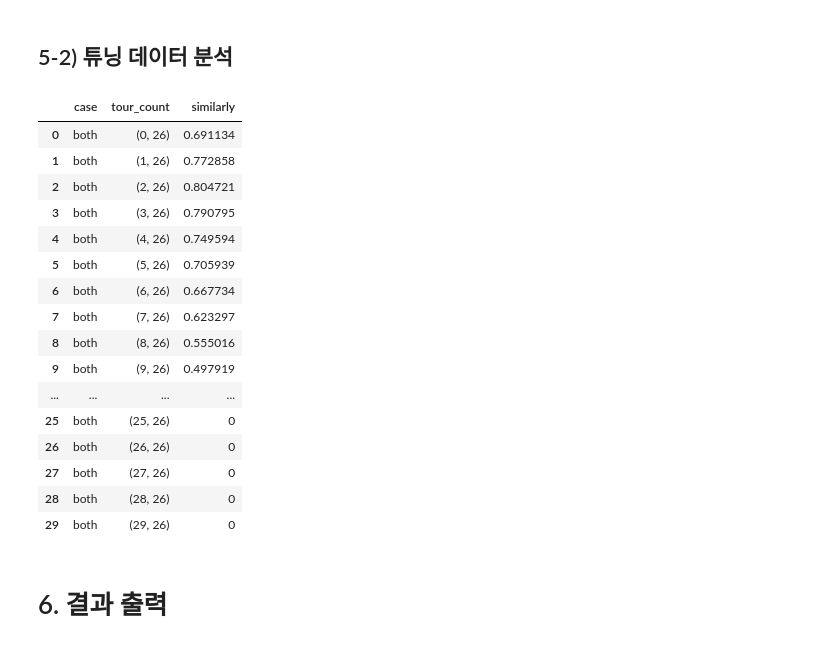
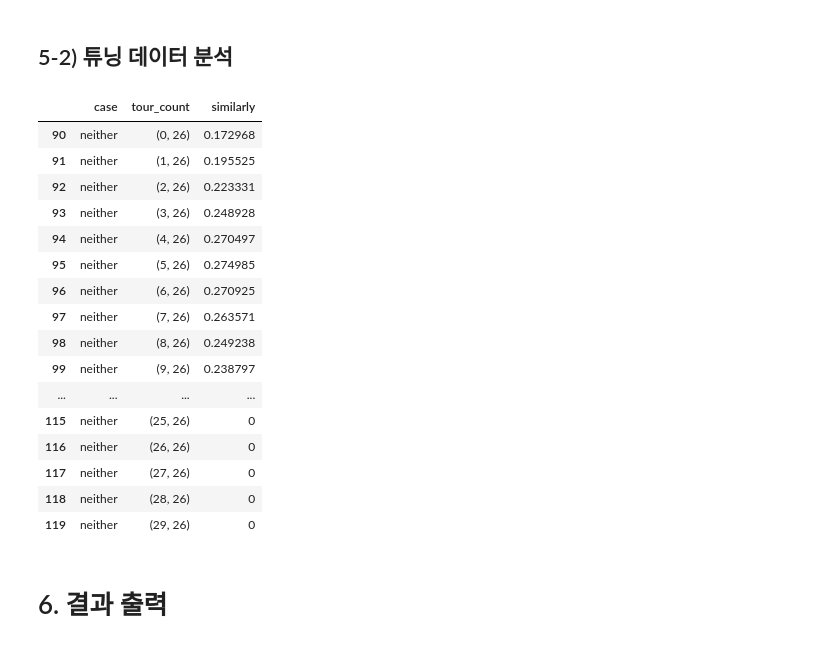
Before and after one commit to hoonisone/2020_jeju-bus-tag_data-analysis, a Jupyter notebook: main/1. 데이터 전처리/1. 이용자&정류장 추출.ipynb, the cells around one changed output. Drawn from its saved outputs; the diff is of its cells as text; code cells hidden in the pictures.

```diff
--- a/main/1. 데이터 전처리/1. 이용자&정류장 추출.ipynb
+++ b/main/1. 데이터 전처리/1. 이용자&정류장 추출.ipynb
@@ -498,10 +498,10 @@ def analyze_and_insert_tourist_column(user_df, column_name = "result_column"):
 
     tourist_df_list = []
 
-    tourist_df_list.append(extract_tourist(user_df, "both",    (2, 15), 70, 2))
+    tourist_df_list.append(extract_tourist(user_df, "both",    (2, 15), 70, 1))
     tourist_df_list.append(extract_tourist(user_df, "first",   (2, 15), 70, 3))
     tourist_df_list.append(extract_tourist(user_df, "last",    (2, 15), 80, 3))
-    tourist_df_list.append(extract_tourist(user_df, "neither", (2, 15), 90, 5))
+    tourist_df_list.append(extract_tourist(user_df, "neither", (2, 15), 90, 6))
 
     tourist_df = pd.concat(tourist_df_list)[["user_id"]]
     tourist_df["tourist"] = True
@@ -1344,25 +1344,25 @@ tuning_df = get_tuning_df(user_df, orders, func, result_column)
 # %% [markdown]
 ## 5-2) 튜닝 데이터 분석
 # %%
-tuning_df[tuning_df["case"] == "both"]
+tuning_df[tuning_df["case"] == "neither"]
 # %% [output]
 |  | case | tour_count | similarly |
-| 0 | both | (0, 26) | 0.691134 |
-| 1 | both | (1, 26) | 0.772858 |
-| 2 | both | (2, 26) | 0.804721 |
-| 3 | both | (3, 26) | 0.790795 |
-| 4 | both | (4, 26) | 0.749594 |
-| 5 | both | (5, 26) | 0.705939 |
-| 6 | both | (6, 26) | 0.667734 |
-| 7 | both | (7, 26) | 0.623297 |
-| 8 | both | (8, 26) | 0.555016 |
-| 9 | both | (9, 26) | 0.497919 |
+| 90 | neither | (0, 26) | 0.172968 |
+| 91 | neither | (1, 26) | 0.195525 |
+| 92 | neither | (2, 26) | 0.223331 |
+| 93 | neither | (3, 26) | 0.248928 |
+| 94 | neither | (4, 26) | 0.270497 |
+| 95 | neither | (5, 26) | 0.274985 |
+| 96 | neither | (6, 26) | 0.270925 |
+| 97 | neither | (7, 26) | 0.263571 |
+| 98 | neither | (8, 26) | 0.249238 |
+| 99 | neither | (9, 26) | 0.238797 |
 | ... | ... | ... | ... |
-| 25 | both | (25, 26) | 0 |
-| 26 | both | (26, 26) | 0 |
-| 27 | both | (27, 26) | 0 |
-| 28 | both | (28, 26) | 0 |
-| 29 | both | (29, 26) | 0 |
+| 115 | neither | (25, 26) | 0 |
+| 116 | neither | (26, 26) | 0 |
+| 117 | neither | (27, 26) | 0 |
+| 118 | neither | (28, 26) | 0 |
+| 119 | neither | (29, 26) | 0 |
 # %% [markdown]
 # 6. 결과 출력
 # %% [markdown]
```
Also changed, not shown: parts of 4 cells of this notebook.
